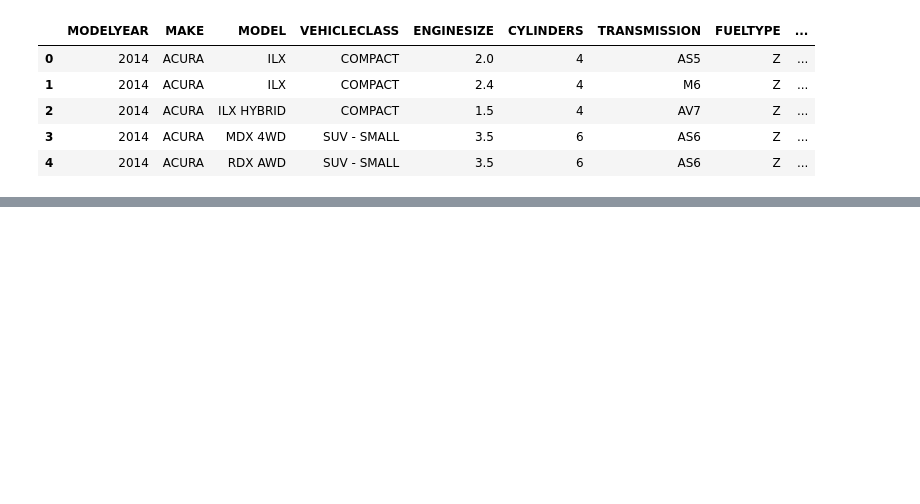
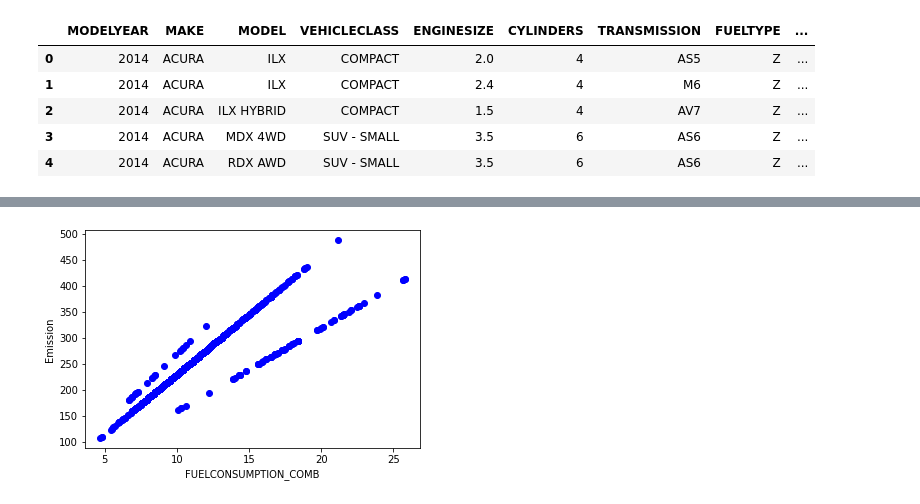
Before and after one commit to mohmaed7777/Machine-Learning-with-scikit-learn, a Jupyter notebook: Regression_sklearn101.ipynb, the cells around one changed output, grey strips where cells are left out. Drawn from its saved outputs; the diff is of its cells as text; code cells hidden in the pictures; blank space fills up the shorter version.

```diff
--- a/Regression_sklearn101.ipynb
+++ b/Regression_sklearn101.ipynb
@@ -39,0 +109,8 @@ df.head()
+# %%
+# plot each of these features vs Emission to see how linear is their relation:
+plt.scatter(cdf.FUELCONSUMPTION_COMB, cdf.CO2EMISSIONS, color='Blue')
+plt.xlabel('FUELCONSUMPTION_COMB')
+plt.ylabel('Emission')
+plt.show()
+# %% [output]
+[figure, added]
```
Also changed, not shown: parts of 18 cells of this notebook.
